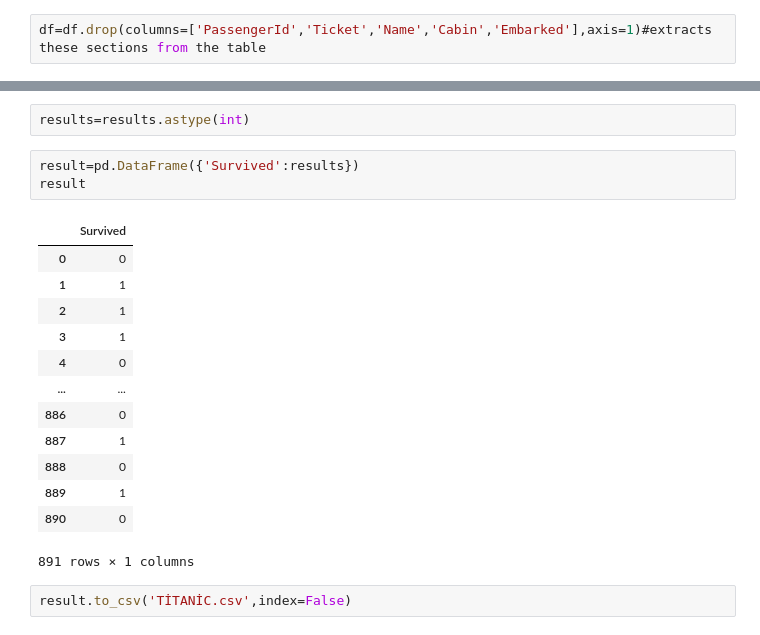
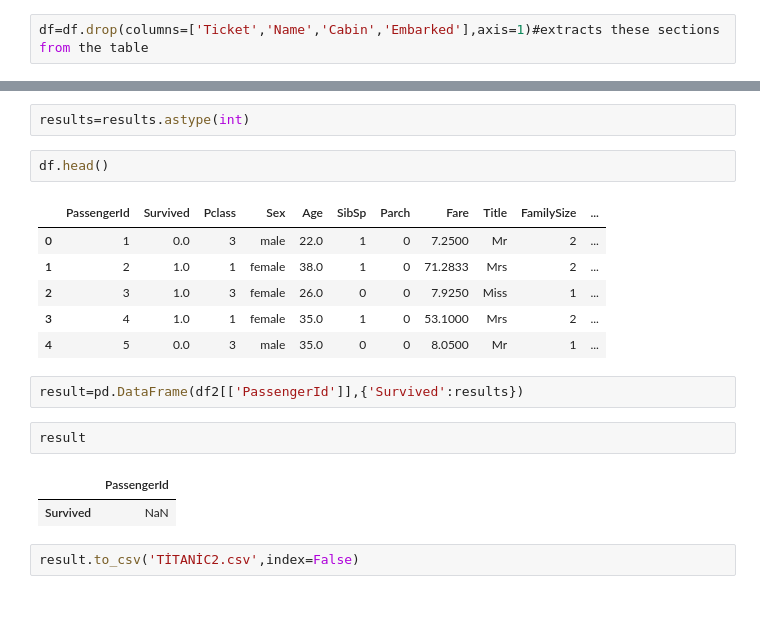
Before and after one commit to SoftWareAK/Titanic-Survival-Prediction-, a Jupyter notebook: Titanic.ipynb, the cells around one changed output, grey strips where cells are left out. Drawn from its saved outputs; the diff is of its cells as text; blank space fills up the shorter version.

```diff
--- a/Titanic.ipynb
+++ b/Titanic.ipynb
@@ -309,8 +315,8 @@ df.select_dtypes(exclude='number')#it gives noninteger and float datatypes
 | 416 | Ware, Mr. Frederick | male | 359309 | C23 C25 C27 | S | Mr | False | False | False | 1 |
 | 417 | Peter, Master. Michael J | male | 2668 | C23 C25 C27 | C | Master | False | False | 1 | False |
 1309 rows × 10 columns
-# %%
-df=df.drop(columns=['PassengerId','Ticket','Name','Cabin','Embarked'],axis=1)#extracts these sections from the table
+# %%
+df=df.drop(columns=['Ticket','Name','Cabin','Embarked'],axis=1)#extracts these sections from the table
 # %%
 df.head()
 # %% [output]
@@ -510,25 +519,24 @@ accuracy_score(y,y_pred),precision_score(y,y_pred),recall_score(y,y_pred),f1_sco
 results=r.predict(ttrain)
 # %%
 results=results.astype(int)
+# %%
+df.head()
+# %% [output]
+|  | PassengerId | Survived | Pclass | Sex | Age | SibSp | Parch | Fare | Title | FamilySize | ... |
+| 0 | 1 | 0.0 | 3 | male | 22.0 | 1 | 0 | 7.2500 | Mr | 2 | ... |
+| 1 | 2 | 1.0 | 1 | female | 38.0 | 1 | 0 | 71.2833 | Mrs | 2 | ... |
+| 2 | 3 | 1.0 | 3 | female | 26.0 | 0 | 0 | 7.9250 | Miss | 1 | ... |
+| 3 | 4 | 1.0 | 1 | female | 35.0 | 1 | 0 | 53.1000 | Mrs | 2 | ... |
+| 4 | 5 | 0.0 | 3 | male | 35.0 | 0 | 0 | 8.0500 | Mr | 1 | ... |
+# %%
+result=pd.DataFrame(df2[['PassengerId']],{'Survived':results})
 # %%
-result=pd.DataFrame({'Survived':results})
 result
 # %% [output]
-|  | Survived |
-| 0 | 0 |
-| 1 | 1 |
-| 2 | 1 |
-| 3 | 1 |
-| 4 | 0 |
-| ... | ... |
-| 886 | 0 |
-| 887 | 1 |
-| 888 | 0 |
-| 889 | 1 |
-| 890 | 0 |
+|  | PassengerId |
+| Survived | NaN |
-891 rows × 1 columns
 # %%
-result.to_csv('TİTANİC.csv',index=False)
+result.to_csv('TİTANİC2.csv',index=False)
 # %%
 ls
 # %% [output]
```
Also changed, not shown: parts of 21 cells of this notebook.
